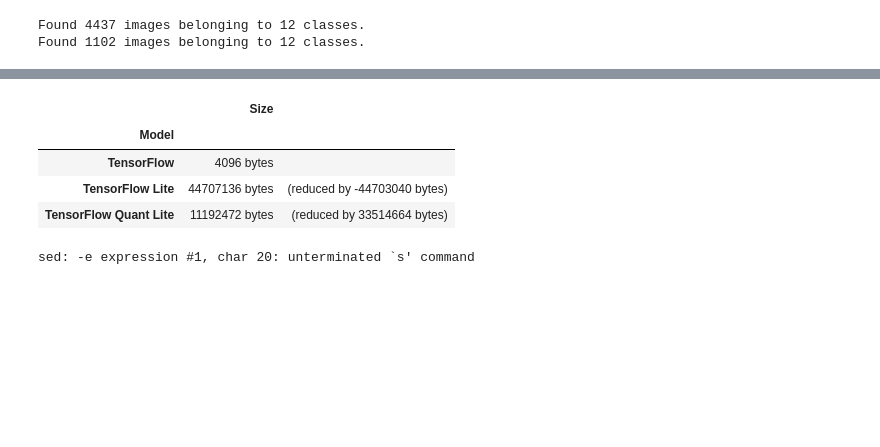
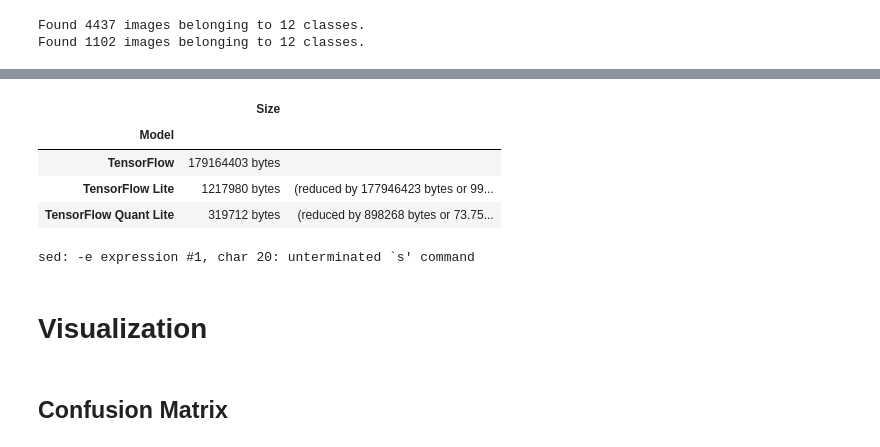
Before and after one commit to Sheepybloke2-0/CS300, a Jupyter notebook: Model_Training/tinyml_seedling_detect.ipynb, the cells around one changed output, grey strips where cells are left out. Drawn from its saved outputs; the diff is of its cells as text; code cells hidden in the pictures; blank space fills up the shorter version.

Commit message:
Combined sparsity work and visualization work. Added testing for the TF Lite models

```diff
--- a/Model_Training/tinyml_seedling_detect.ipynb
+++ b/Model_Training/tinyml_seedling_detect.ipynb
@@ -386,20 +400,32 @@ INFO:tensorflow:Assets written to: /tmp/tmpnxq5u5fi/assets
 # %%
 # Check the size of the model
 # Calculate size
-size_tf = os.path.getsize(FULL_MODEL)
+# https://stackoverflow.com/questions/1392413/calculating-a-directorys-size-using-python
+def get_size(start_path = '.'):
+    total_size = 0
+    for dirpath, dirnames, filenames in os.walk(start_path):
+        for f in filenames:
+            fp = os.path.join(dirpath, f)
+            # skip if it is symbolic link
+            if not os.path.islink(fp):
+                total_size += os.path.getsize(fp)
+
+    return total_size
+
+size_tf = get_size(FULL_MODEL)
 size_tflite = os.path.getsize(LITE_MODEL)
 size_quant = os.path.getsize(QUANT_MODEL)
 
 pd.DataFrame.from_records(
     [["TensorFlow", f"{size_tf} bytes", ""],
-     ["TensorFlow Lite", f"{size_tflite} bytes ", f"(reduced by {size_tf - size_tflite} bytes)"],
-     ["TensorFlow Quant Lite", f"{size_quant} bytes ", f"(reduced by {size_tflite - size_quant} bytes)"]],
+     ["TensorFlow Lite", f"{size_tflite} bytes ", f"(reduced by {size_tf - size_tflite} bytes or {(1 - (size_tflite/size_tf))*100}%)"],
+     ["TensorFlow Quant Lite", f"{size_quant} bytes ", f"(reduced by {size_tflite - size_quant} bytes or {(1 - (size_quant/size_tflite))*100}%)"]],
      columns=["Model", "Size", ""], index="Model")
 # %% [output]
 |  | Size |  |
 | Model |  |  |
-| TensorFlow | 4096 bytes |  |
-| TensorFlow Lite | 44707136 bytes | (reduced by -44703040 bytes) |
-| TensorFlow Quant Lite | 11192472 bytes | (reduced by 33514664 bytes) |
+| TensorFlow | 179164403 bytes |  |
+| TensorFlow Lite | 1217980 bytes | (reduced by 177946423 bytes or 99... |
+| TensorFlow Quant Lite | 319712 bytes | (reduced by 898268 bytes or 73.75... |
 # %%
 # Convert to a C source file, i.e, a TensorFlow Lite for Microcontrollers model
@@ -413,0 +438,4 @@ sed: -e expression #1, char 20: unterminated `s' command
+# %% [markdown]
+# Visualization
+# %% [markdown]
+## Confusion Matrix
```
Also changed, not shown: parts of 29 cells of this notebook.
